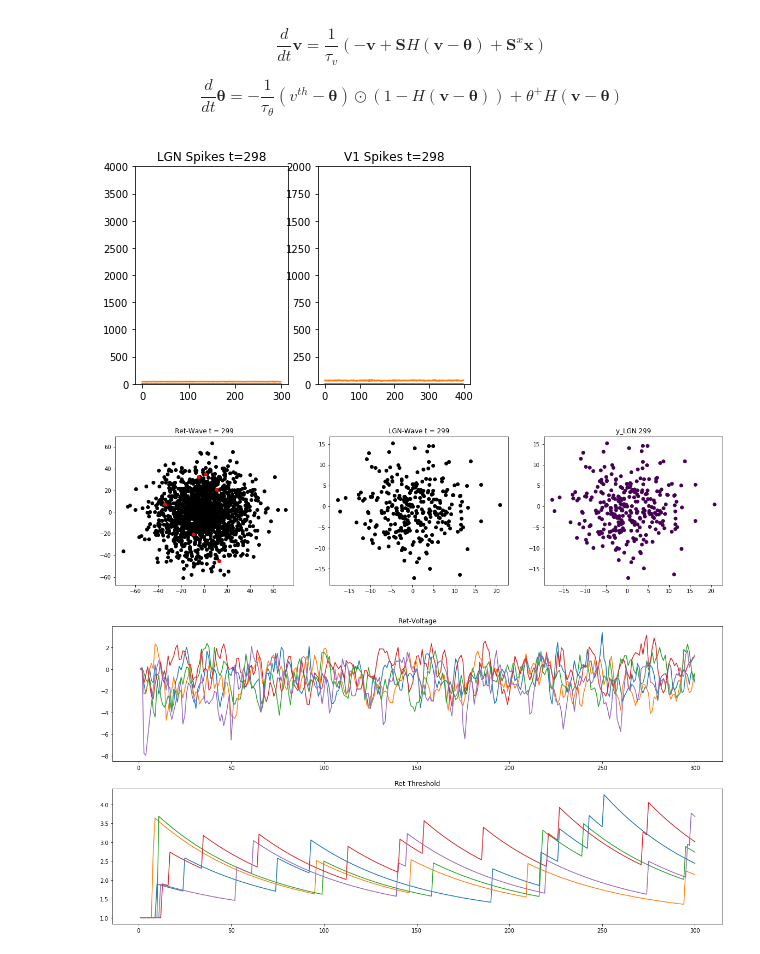
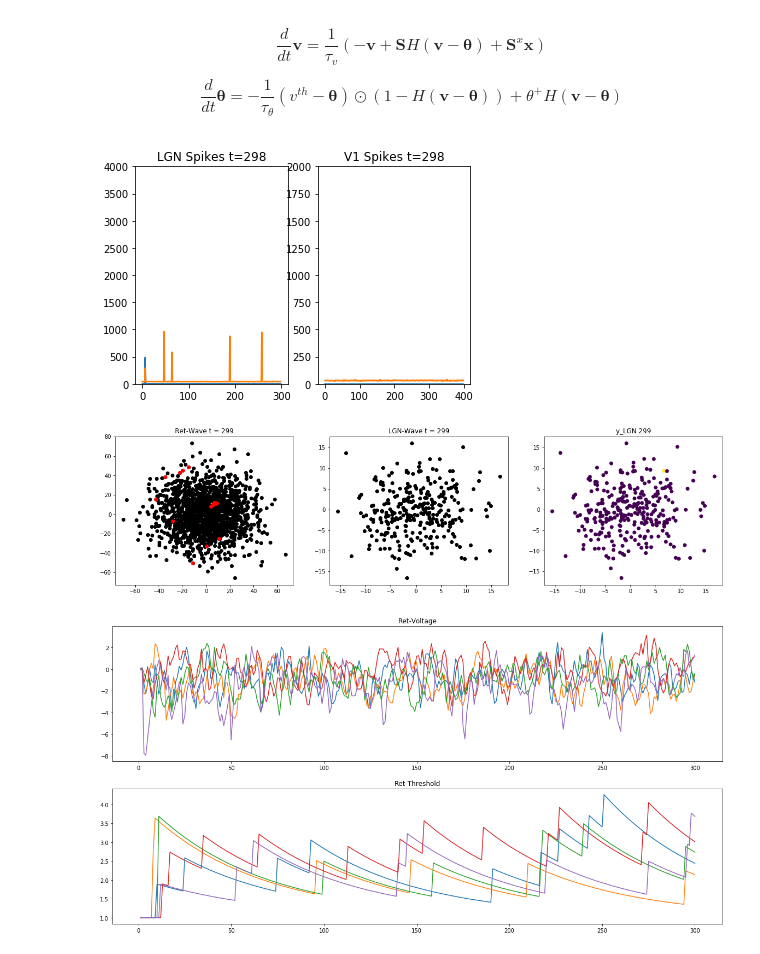
Before and after one commit to ngriffit/spikingNN, a Jupyter notebook: SNN_LIF_python.ipynb, the cells around one changed output. Drawn from its saved outputs; the diff is of its cells as text; code cells hidden in the pictures.

```diff
--- a/SNN_LIF_python.ipynb
+++ b/SNN_LIF_python.ipynb
@@ -270,8 +270,8 @@ for tt in np.arange(0, Tend, dt):
     # use RK4 function or can i just do it this way?
     ## voltage and threshold update rules
 
-    Ret["v"] = Ret["v"] + dt * (1/tau_v * (-Ret["v"] + Ret["u"] + Ret["b"] + Ret["eta"]))
-    #Ret["v"] = Ret["v"] + dt * -1/tau_v * (Ret["v"] + Ret["u"] + Ret["b"] + Ret["eta"]) # incorrect
+    # Ret["v"] = Ret["v"] + dt * (1/tau_v * (-Ret["v"] + Ret["u"] + Ret["b"] + Ret["eta"]))
+    Ret["v"] = Ret["v"] + dt * -1/tau_v * Ret["v"] + Ret["u"] + Ret["b"] + Ret["eta"] # incorrect
 
     Ret["th"] = Ret["th"] +  dt * (1/tau_th * (v_th - Ret["th"]) * (1-Ret["H"]) + th_plus * Ret["H"])
 
@@ -342,34 +342,34 @@ for tt in np.arange(0, Tend, dt):
 
     # Solve W2 Matrix dynamical system & Update thresh
     W2 = W2 + dt * (np.matmul(V1["eta_learn"] * LGN["H"], np.transpose(V1["y"])))
     V1["thresh"] = V1["thresh"] + dt * (0.005 * V1["y"])
     W2[:,maxInd] = (W2[:,maxInd]/np.mean(W2[:,maxInd]))*mu_W2
 
     if np.mod(tt, 1) == 0 and tt != 299:
 
         tt = int(tt)
         Xv[:,tt+1] = Ret["v"].reshape(1600,); Xu[:,tt+1] = Ret["u"].reshape(1600,)
         Xth[:,tt+1] = Ret["th"].reshape(1600,);
         Lv[:,tt+1] = LGN["v"].reshape(300,); Lu[:,tt+1] = LGN["u"].reshape(300,)
         Lth[:,tt+1] = LGN["th"].reshape(300,); Ly[:,tt+1] = LGN["y"].reshape(300,);
         firedMat[tt+1] = fired; fireLMat[tt+1] = fireL; # making firedMat a dictionary rn
 
         plt.figure(1)
         plt.subplot(1,2,1); plt.plot(range(nL), LGN["y"][:]); plt.plot(range(nL), LGN["thresh"][:])
         plt.title('LGN Spikes t=' + str(tt))
         plt.ylim(0,4000)
 
         plt.subplot(1,2,2); plt.plot(range(nV), V1["y"][:]); plt.plot(range(nV), V1["thresh"][:])
         plt.title('V1 Spikes t=' + str(tt))
         plt.ylim(0,2000)
         plt.show()
 
         clear_output(wait=True)
 
 
         # add weight matrix heatmap?
 # %% [output]
-[figure, old version]
+[figure, new version]
 # %%
 # Visualization of Wave
 for ii in range(1, 300):
@@ -389,7 +389,7 @@ for ii in range(1, 300):
     plt.show()
     clear_output(wait=True)
 # %% [output]
-[figure, old version]
+[figure, new version]
 # %%
 # Visualization of Voltage Values of Retina (for 5 neurons)
 f = plt.figure(figsize=(20,10))
```
